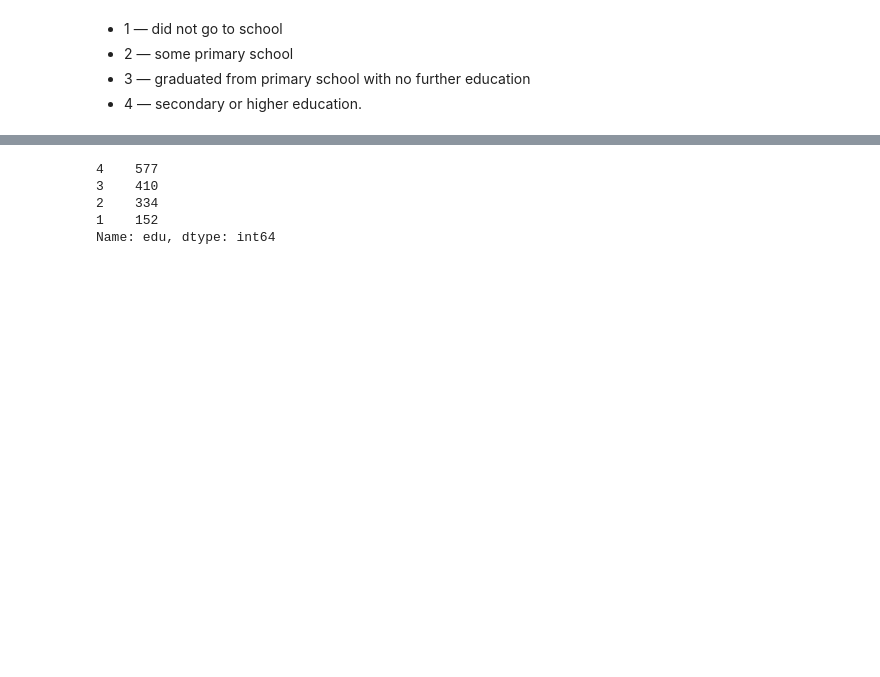
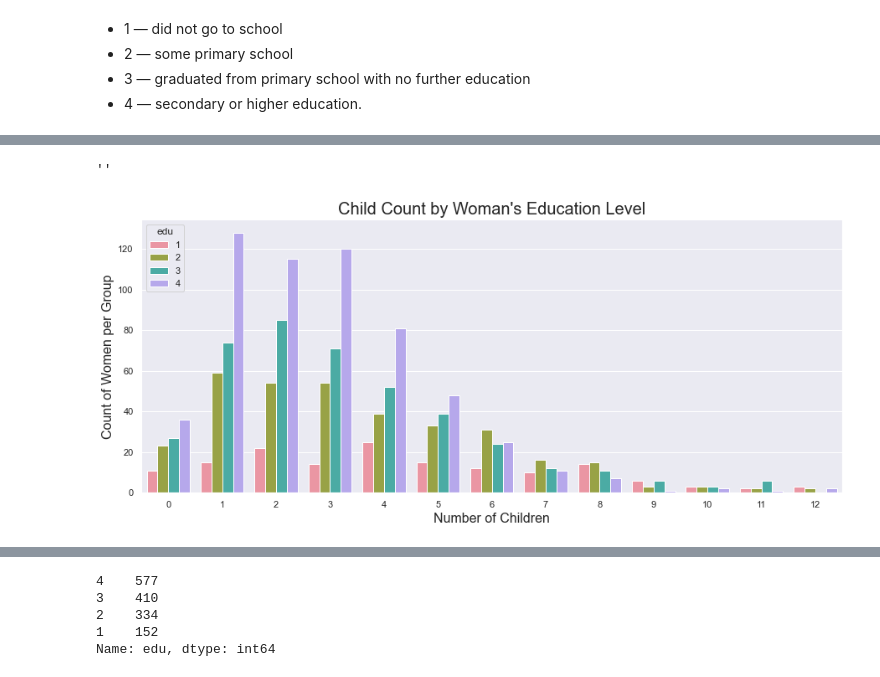
Before and after one commit to mike-flanagan/contraceptive-use-in-indonesia, a Jupyter notebook: MIKE_EDA.ipynb, the cells around one changed output, grey strips where cells are left out. Saved outputs shown, nothing was run; the diff lists cells and outputs as text; code cells hidden in the pictures; blank space fills up the shorter version.

```diff
--- a/MIKE_EDA.ipynb
+++ b/MIKE_EDA.ipynb
@@ -273,0 +290,12 @@ Name: age, dtype: int64
+# %%
+sns.set_palette('cubehelix', 1)
+fig, ax = plt.subplots(figsize=(15,6))
+ax.set_title('Child Count by Woman\'s Education Level', size = 20)
+sns.countplot(x='chil',  hue='edu', data=df)
+ax.set_xlabel('Number of Children',  size=16)
+ax.set_ylabel('Count of Women per Group', size=16)
+plt.savefig("visualizations/011_edu.png", transparent=False)
+;
+# %% [output]
+''
+[figure, added]
```
Also changed, not shown: parts of 9 cells of this notebook, 6 other files.
